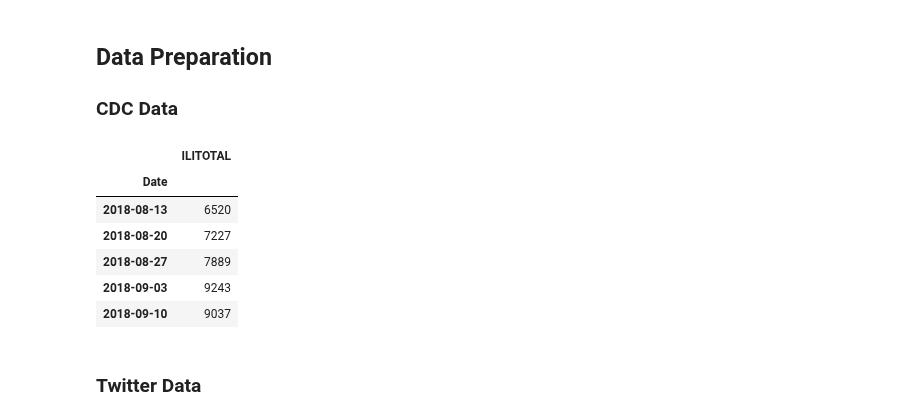
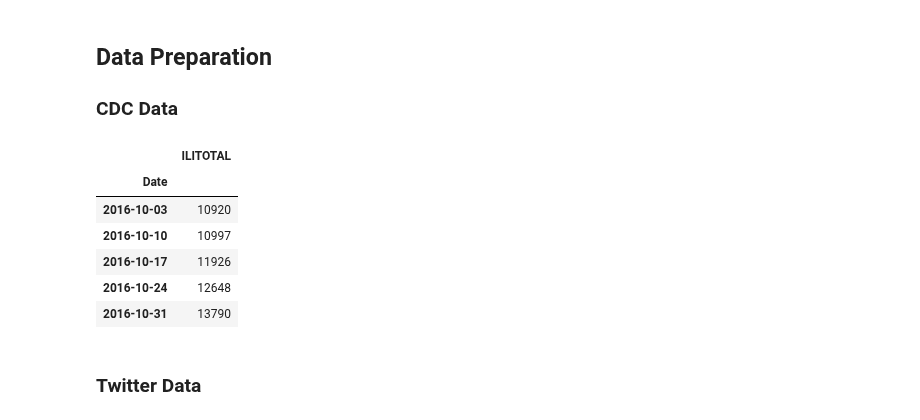
Before and after one commit to paulinaczheng/twitter_flu_tracking, a Jupyter notebook: Project Pipeline-Copy1.ipynb, the cells around one changed output. Drawn from its saved outputs; the diff is of its cells as text; code cells hidden in the pictures.

```diff
--- a/Project Pipeline-Copy1.ipynb
+++ b/Project Pipeline-Copy1.ipynb
@@ -1257,26 +1257,25 @@ def clean_df(df):
 # %%
 cdc_16 = pd.read_csv('FluViewPhase2Data/16_17.csv')
 cdc_17 = pd.read_csv('FluViewPhase2Data/17_18.csv')
 
 cdc_16 = clean_df(cdc_16)
 cdc_16 = cdc_16.drop(['AGE 0-4', 'AGE 25-49', 'AGE 25-64', 'AGE 5-24',
                'AGE 50-64', 'AGE 65', 'NUM. OF PROVIDERS', 'Date', 'YEAR','WEEK',
               '%UNWEIGHTED ILI', 'TOTAL PATIENTS'], axis=1)
 cdc_17 = clean_df(cdc_17)
 cdc_17 = cdc_17.drop(['REGION TYPE', 'REGION', 'AGE 0-4', 'AGE 25-49', 'AGE 25-64', 'AGE 5-24',
                'AGE 50-64', 'AGE 65', 'NUM. OF PROVIDERS', 'Date', 'YEAR','WEEK', '% WEIGHTED ILI',
               '%UNWEIGHTED ILI'], axis=1)
 cdc_df = pd.concat([cdc_16, cdc_17])
+cdc_df.head()
+# %% [output]
+|  | ILITOTAL |
+| Date |  |
+| 2016-10-03 | 10920 |
+| 2016-10-10 | 10997 |
+| 2016-10-17 | 11926 |
+| 2016-10-24 | 12648 |
+| 2016-10-31 | 13790 |
-# %%
-cdc_df.tail()
-# %% [output]
-|  | ILITOTAL |
-| Date |  |
-| 2018-08-13 | 6520 |
-| 2018-08-20 | 7227 |
-| 2018-08-27 | 7889 |
-| 2018-09-03 | 9243 |
-| 2018-09-10 | 9037 |
 # %% [markdown]
 ### Twitter Data
 # %%
```
Also changed, not shown: 3 other files.
